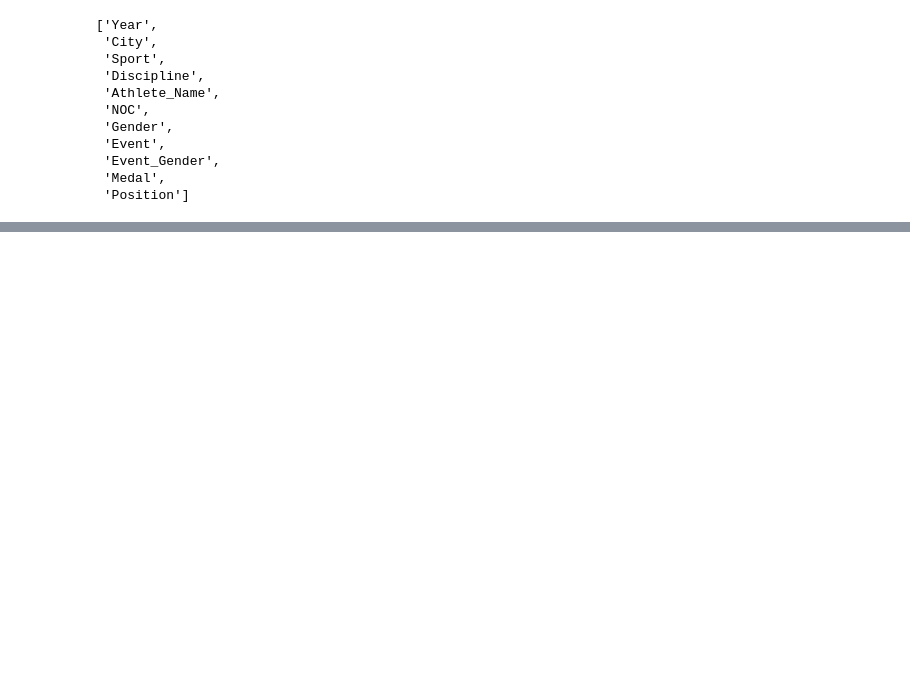
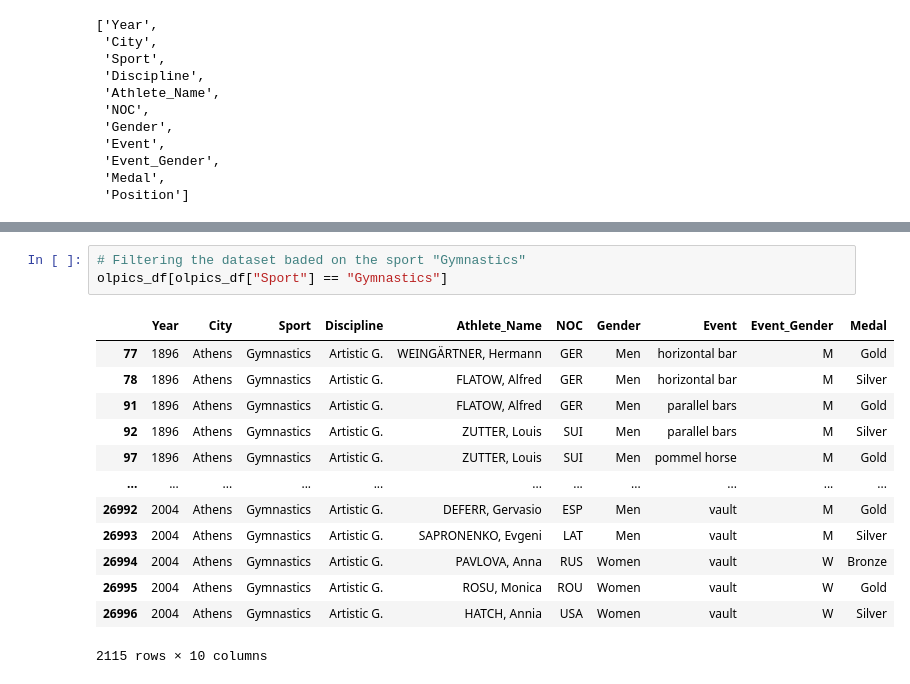
Before and after one commit to Wambaforestin/learning-python, a Jupyter notebook: python_libraries/learning_pandas2.0.ipynb, the cells around one changed output, grey strips where cells are left out. Saved outputs shown, nothing was run; the diff lists cells and outputs as text; blank space fills up the shorter version.

```diff
--- a/python_libraries/learning_pandas2.0.ipynb
+++ b/python_libraries/learning_pandas2.0.ipynb
@@ -340,0 +388,17 @@ olpics_df.columns.to_list()
+# %%
+# Filtering the dataset baded on the sport "Gymnastics"
+olpics_df[olpics_df["Sport"] == "Gymnastics"]
+# %% [output]
+|  | Year | City | Sport | Discipline | Athlete_Name | NOC | Gender | Event | Event_Gender | Medal |
+| 77 | 1896 | Athens | Gymnastics | Artistic G. | WEINGÄRTNER, Hermann | GER | Men | horizontal bar | M | Gold |
+| 78 | 1896 | Athens | Gymnastics | Artistic G. | FLATOW, Alfred | GER | Men | horizontal bar | M | Silver |
+| 91 | 1896 | Athens | Gymnastics | Artistic G. | FLATOW, Alfred | GER | Men | parallel bars | M | Gold |
+| 92 | 1896 | Athens | Gymnastics | Artistic G. | ZUTTER, Louis | SUI | Men | parallel bars | M | Silver |
+| 97 | 1896 | Athens | Gymnastics | Artistic G. | ZUTTER, Louis | SUI | Men | pommel horse | M | Gold |
+| ... | ... | ... | ... | ... | ... | ... | ... | ... | ... | ... |
+| 26992 | 2004 | Athens | Gymnastics | Artistic G. | DEFERR, Gervasio | ESP | Men | vault | M | Gold |
+| 26993 | 2004 | Athens | Gymnastics | Artistic G. | SAPRONENKO, Evgeni | LAT | Men | vault | M | Silver |
+| 26994 | 2004 | Athens | Gymnastics | Artistic G. | PAVLOVA, Anna | RUS | Women | vault | W | Bronze |
+| 26995 | 2004 | Athens | Gymnastics | Artistic G. | ROSU, Monica | ROU | Women | vault | W | Gold |
+| 26996 | 2004 | Athens | Gymnastics | Artistic G. | HATCH, Annia | USA | Women | vault | W | Silver |
+2115 rows × 10 columns
```
Also changed, not shown: parts of 10 cells of this notebook.
